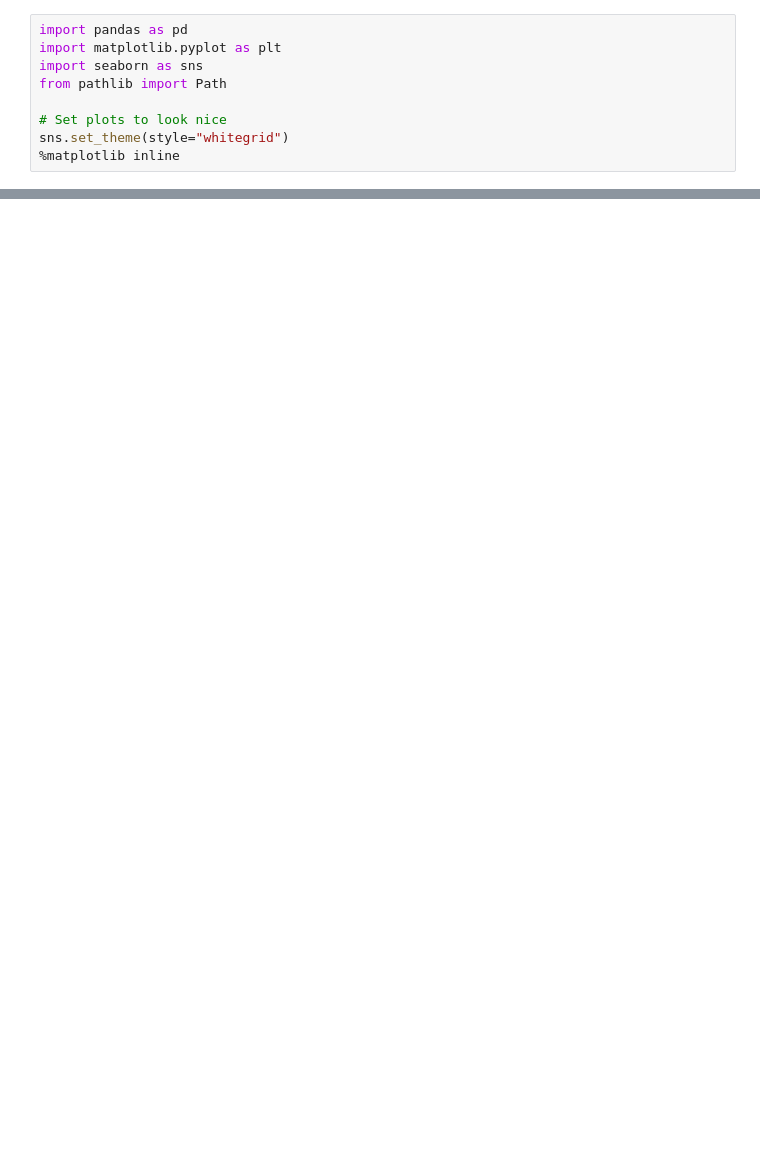
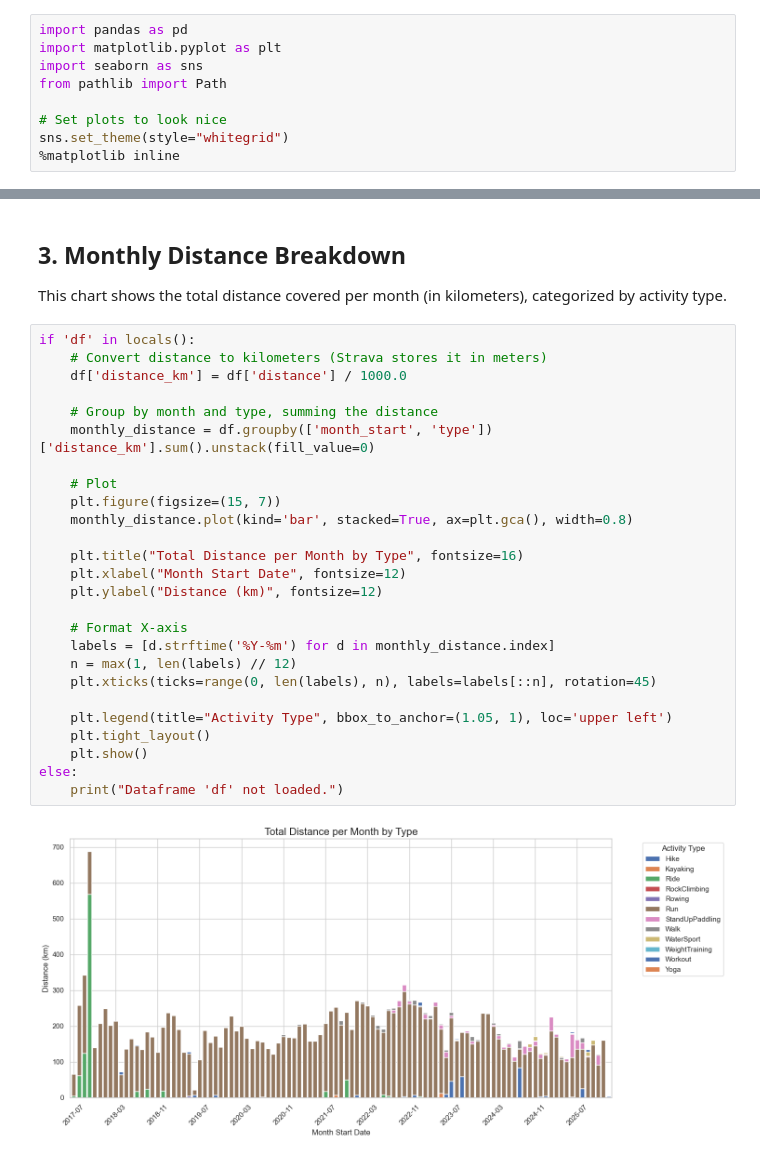
Before and after one commit to enanale/stridestats, a Jupyter notebook: notebooks/01_Activities_Overview.ipynb, the cells around one changed output, grey strips where cells are left out. Cells and saved outputs as stored; diff of their text form; blank space fills up the shorter version.

```diff
--- a/notebooks/01_Activities_Overview.ipynb
+++ b/notebooks/01_Activities_Overview.ipynb
@@ -59,0 +67,31 @@ else:
+# %% [markdown]
+## 3. Monthly Distance Breakdown
+This chart shows the total distance covered per month (in kilometers), categorized by activity type.
+# %%
+if 'df' in locals():
+    # Convert distance to kilometers (Strava stores it in meters)
+    df['distance_km'] = df['distance'] / 1000.0
+
+    # Group by month and type, summing the distance
+    monthly_distance = df.groupby(['month_start', 'type'])['distance_km'].sum().unstack(fill_value=0)
+
+    # Plot
+    plt.figure(figsize=(15, 7))
+    monthly_distance.plot(kind='bar', stacked=True, ax=plt.gca(), width=0.8)
+
+    plt.title("Total Distance per Month by Type", fontsize=16)
+    plt.xlabel("Month Start Date", fontsize=12)
+    plt.ylabel("Distance (km)", fontsize=12)
+
+    # Format X-axis
+    labels = [d.strftime('%Y-%m') for d in monthly_distance.index]
+    n = max(1, len(labels) // 12)
+    plt.xticks(ticks=range(0, len(labels), n), labels=labels[::n], rotation=45)
+
+    plt.legend(title="Activity Type", bbox_to_anchor=(1.05, 1), loc='upper left')
+    plt.tight_layout()
+    plt.show()
+else:
+    print("Dataframe 'df' not loaded.")
+# %% [output]
+[figure, added]
```
Also changed, not shown: parts of 5 cells of this notebook.
